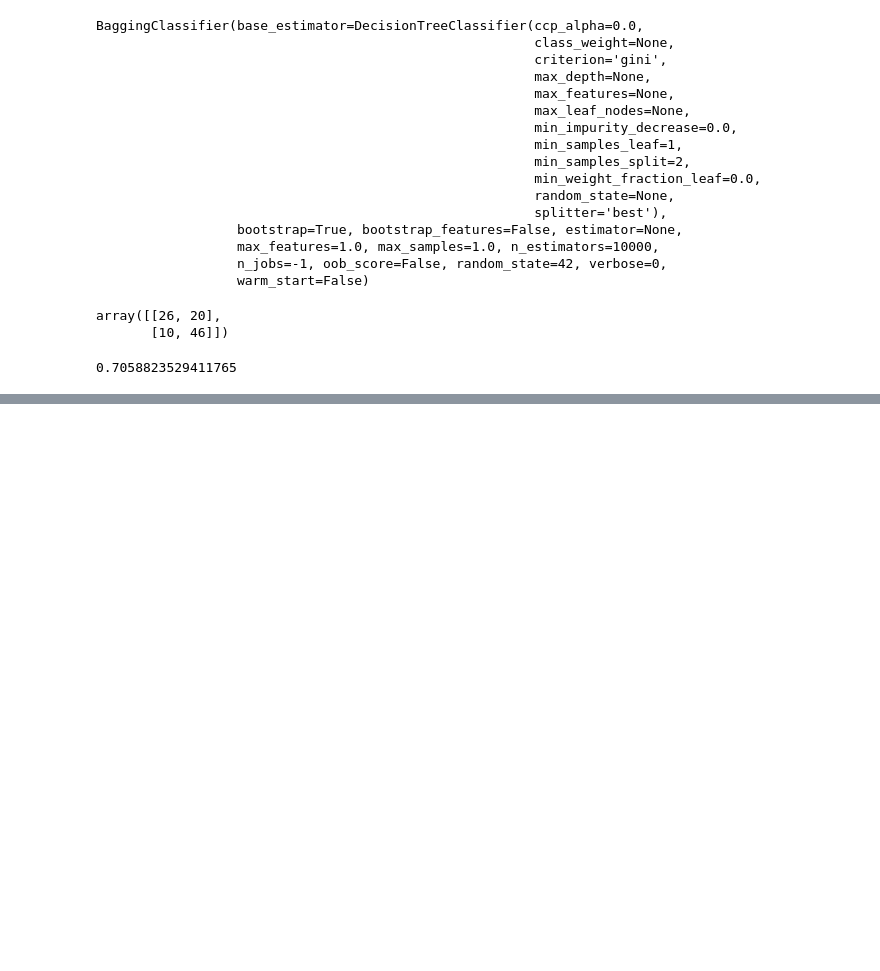
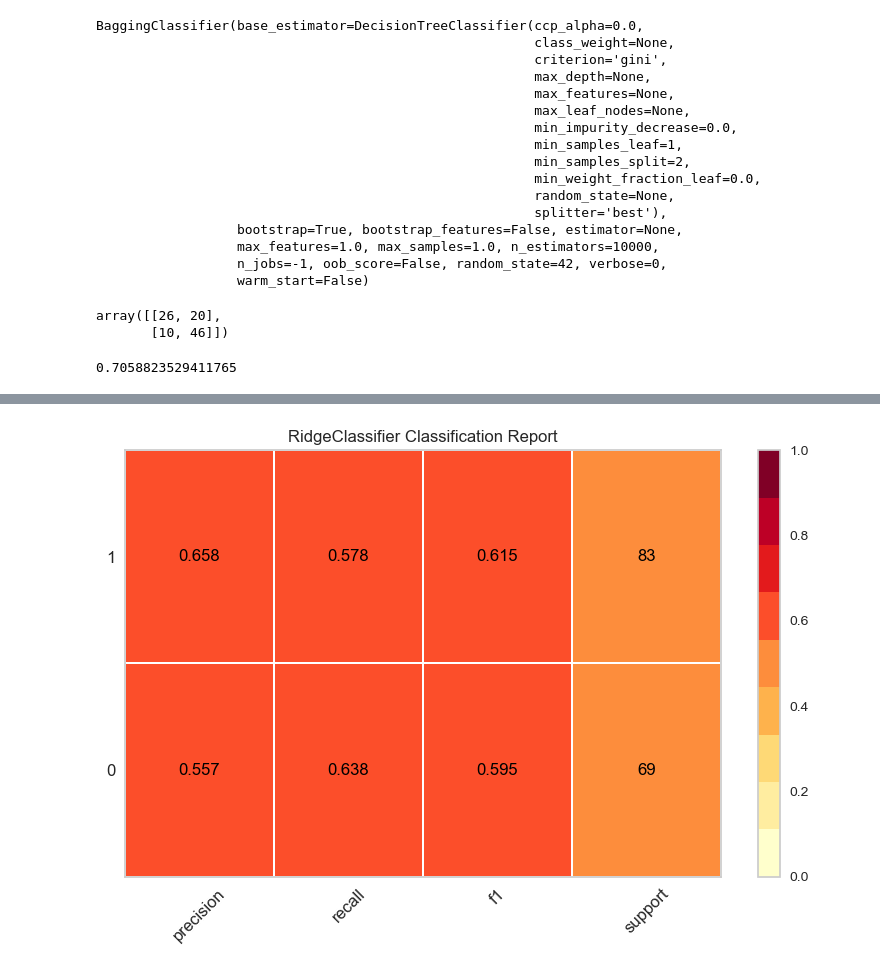
Before and after one commit to Nanda-Kiran-Royal/ML_practice, a Jupyter notebook: Decision_Tree.ipynb, the cells around one changed output, grey strips where cells are left out. Cells and saved outputs as stored; diff of their text form; code cells hidden in the pictures; blank space fills up the shorter version.

```diff
--- a/Decision_Tree.ipynb
+++ b/Decision_Tree.ipynb
@@ -638,0 +819,3 @@ accuracy_score(y_test,bag_clf.predict(X_test))
+# %%
+plot_model(tuning_model,plot='class_report')
+# %% [output]
@@ -638,0 +823 @@ accuracy_score(y_test,bag_clf.predict(X_test))
+[figure, added]
```
Also changed, not shown: parts of 60 cells of this notebook.
